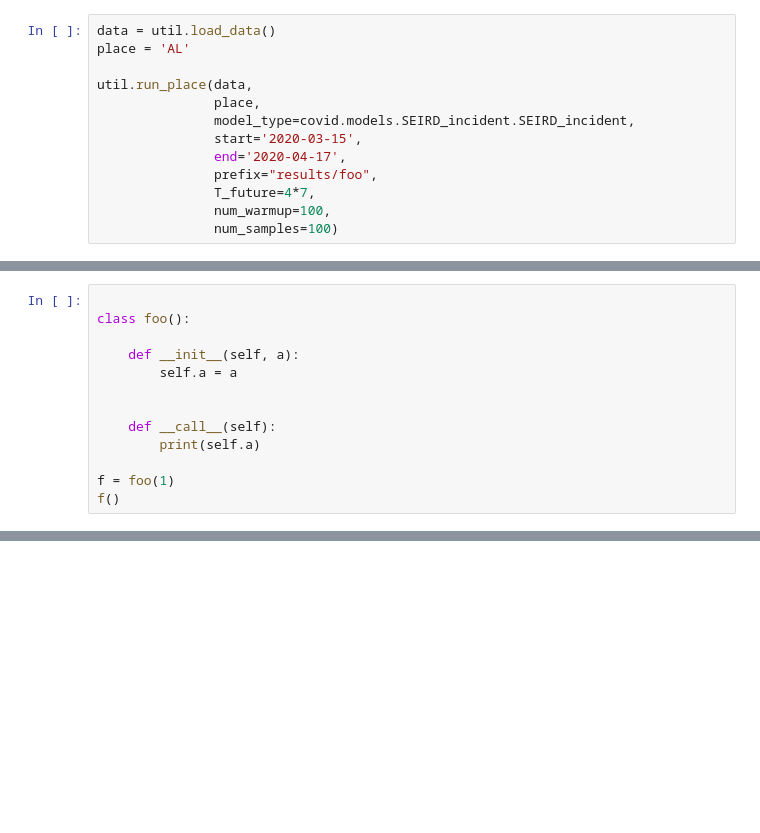
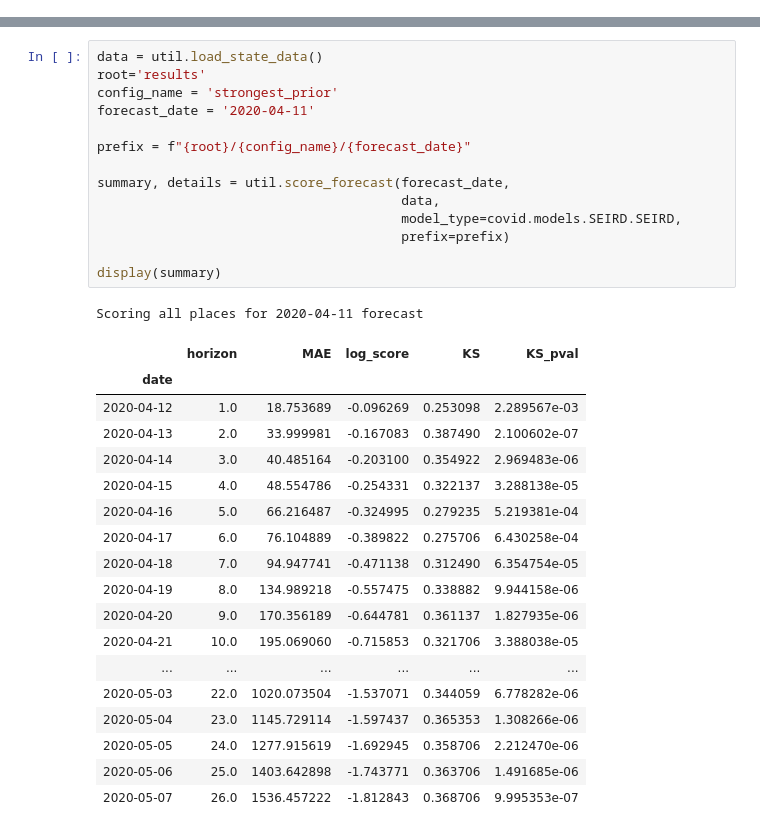
Before and after one commit to dsheldon/covid, a Jupyter notebook: scripts/Validation.ipynb, the cells around one changed output, grey strips where cells are left out. Cells and saved outputs as stored; diff of their text form; blank space fills up the shorter version.

```diff
--- a/scripts/Validation.ipynb
+++ b/scripts/Validation.ipynb
@@ -22,13 +0,0 @@ import covid.models.SEIRD_incident
-# %%
-data = util.load_data()
-place = 'AL'
-
-util.run_place(data,
-               place,
-               model_type=covid.models.SEIRD_incident.SEIRD_incident,
-               start='2020-03-15',
-               end='2020-04-17',
-               prefix="results/foo",
-               T_future=4*7,
-               num_warmup=100,
-               num_samples=100)
@@ -126,13 +0,0 @@ deaths = prob_model.cumulative_deaths(samples)
-# %%
-
-class foo():
-
-    def __init__(self, a):
-        self.a = a
-
-
-    def __call__(self):
-        print(self.a)
-
-f = foo(1)
-f()
@@ -160,0 +45,34 @@ np.savez(filename, foo)
+# %%
+data = util.load_state_data()
+root='results'
+config_name = 'strongest_prior'
+forecast_date = '2020-04-11'
+
+prefix = f"{root}/{config_name}/{forecast_date}"
+
+summary, details = util.score_forecast(forecast_date,
+                                       data,
+                                       model_type=covid.models.SEIRD.SEIRD,
+                                       prefix=prefix)
+
+display(summary)
+# %% [output]
+Scoring all places for 2020-04-11 forecast
+|  | horizon | MAE | log_score | KS | KS_pval |
+| date |  |  |  |  |  |
+| 2020-04-12 | 1.0 | 18.753689 | -0.096269 | 0.253098 | 2.289567e-03 |
+| 2020-04-13 | 2.0 | 33.999981 | -0.167083 | 0.387490 | 2.100602e-07 |
+| 2020-04-14 | 3.0 | 40.485164 | -0.203100 | 0.354922 | 2.969483e-06 |
+| 2020-04-15 | 4.0 | 48.554786 | -0.254331 | 0.322137 | 3.288138e-05 |
+| 2020-04-16 | 5.0 | 66.216487 | -0.324995 | 0.279235 | 5.219381e-04 |
+| 2020-04-17 | 6.0 | 76.104889 | -0.389822 | 0.275706 | 6.430258e-04 |
+| 2020-04-18 | 7.0 | 94.947741 | -0.471138 | 0.312490 | 6.354754e-05 |
+| 2020-04-19 | 8.0 | 134.989218 | -0.557475 | 0.338882 | 9.944158e-06 |
+| 2020-04-20 | 9.0 | 170.356189 | -0.644781 | 0.361137 | 1.827935e-06 |
+| 2020-04-21 | 10.0 | 195.069060 | -0.715853 | 0.321706 | 3.388038e-05 |
+| ... | ... | ... | ... | ... | ... |
+| 2020-05-03 | 22.0 | 1020.073504 | -1.537071 | 0.344059 | 6.778282e-06 |
+| 2020-05-04 | 23.0 | 1145.729114 | -1.597437 | 0.365353 | 1.308266e-06 |
+| 2020-05-05 | 24.0 | 1277.915619 | -1.692945 | 0.358706 | 2.212470e-06 |
+| 2020-05-06 | 25.0 | 1403.642898 | -1.743771 | 0.363706 | 1.491685e-06 |
+| 2020-05-07 | 26.0 | 1536.457222 | -1.812843 | 0.368706 | 9.995353e-07 |
```
Also changed, not shown: parts of 14 cells of this notebook, 2 other files.
